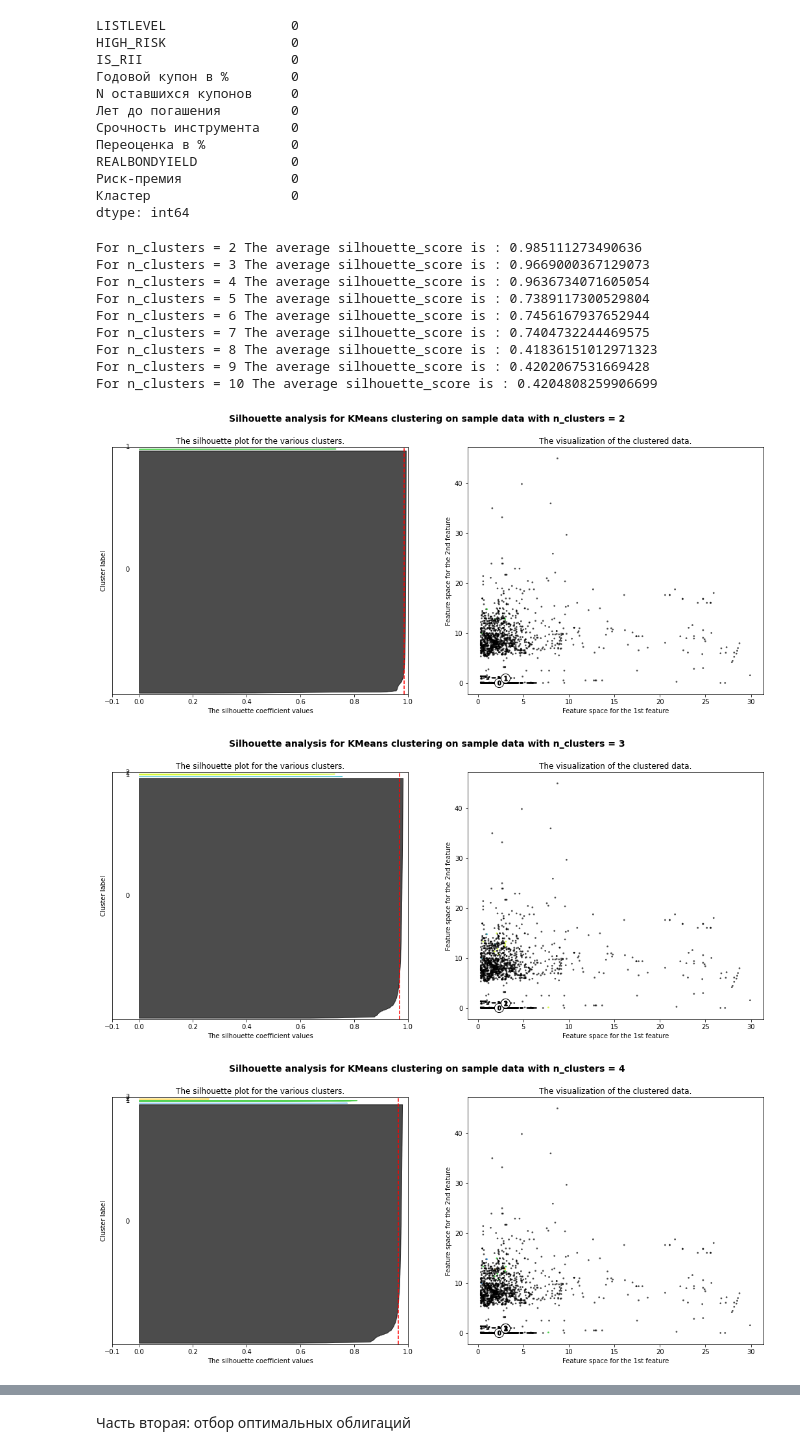
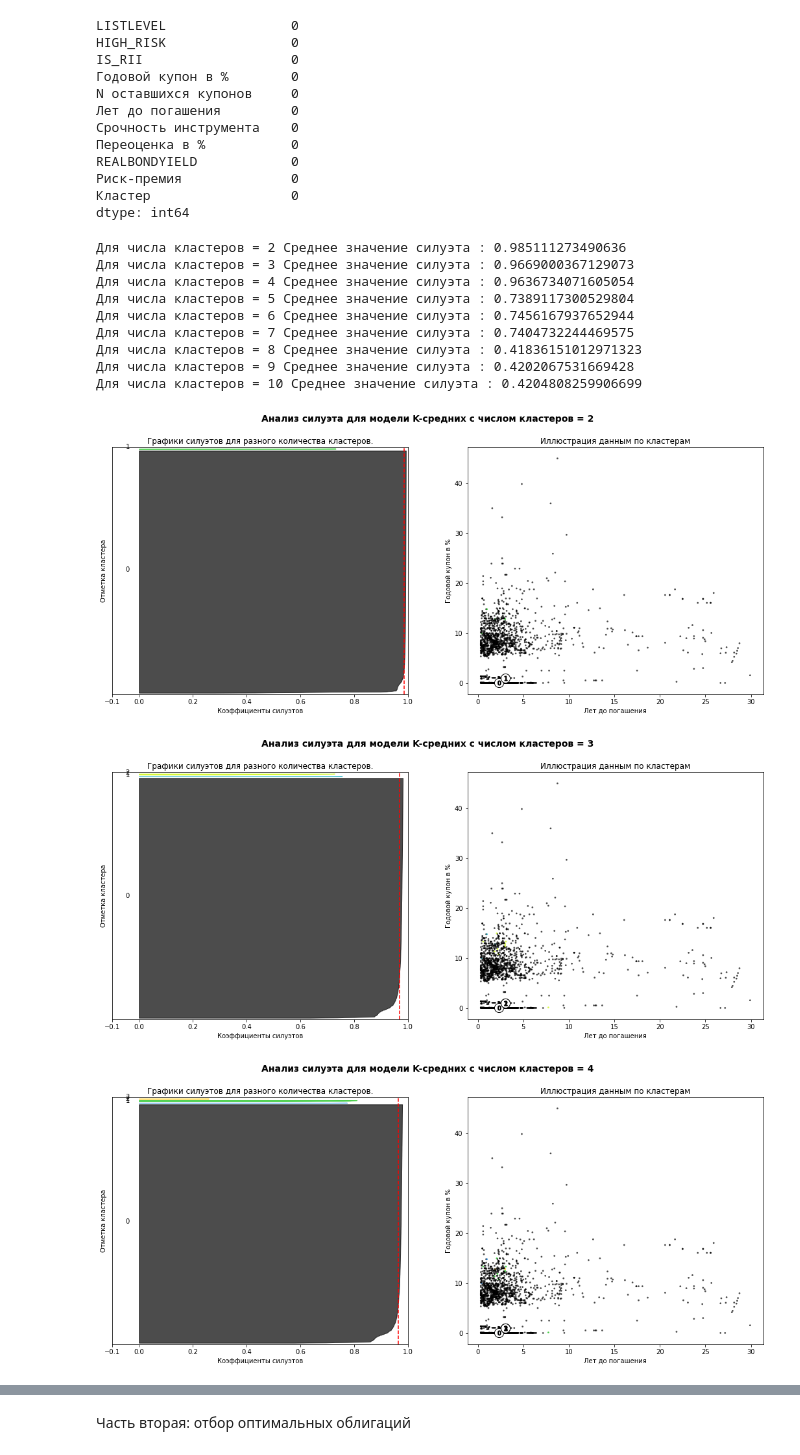
Before and after one commit to RMA1011/da_hw, a Jupyter notebook: Project/Project RMA v3.ipynb, the cells around one changed output, grey strips where cells are left out. Drawn from its saved outputs; the diff is of its cells as text; code cells hidden in the pictures.

Commit message:
Теперь с кластерами

```diff
--- a/Project/Project RMA v3.ipynb
+++ b/Project/Project RMA v3.ipynb
@@ -109,9 +143,6 @@ for i in new_data.index:
 new_data['N оставшихся купонов'] = np.floor(np.divide((new_data['Финальная дата'] - check_date).astype('timedelta64[D]'),new_data['COUPONLENGTH']))
 new_data['Валютный риск'] = 0
 
-for i in new_data.index:
-    if new_data.loc[i,'FACEUNIT'] != 'RUB':
-        new_data.loc[i, 'Валютный риск'] = 1
 new_data['Годовой купон в %'] = (new_data['COUPONVALUE']*(new_data['COUPONFREQUENCY']))/(new_data['FACEVALUE'])*100 # в процентных пунктах!
 new_data['Лет до погашения'] = (new_data['Финальная дата'] - check_date).astype('timedelta64[M]')/12
 new_data['Срочность инструмента'] = (new_data['Финальная дата'] - new_data['ISSUEDATE']).astype('timedelta64[M]')/12
@@ -120,3 +151,4 @@ new_data['Период НКД'] = new_data['COUPONDAYSPASSED']/new_data['COUPONL
 new_data['Переоценка в %'] = 100*(new_data['Рыночная цена']-new_data['FACEVALUE'])/new_data['FACEVALUE']
 new_data['IS_RII'].replace('R',1,inplace = True)
 new_data['IS_RII'].fillna(0,inplace = True)
+new_data['LISTLEVEL'] = pd.Categorical(new_data['LISTLEVEL'])
@@ -352,9 +539,9 @@ for n_clusters in range_n_clusters:
     # clusters
     silhouette_avg = silhouette_score(clusters_data, cluster_labels)
     print(
-        "For n_clusters =",
+        "Для числа кластеров =",
         n_clusters,
-        "The average silhouette_score is :",
+        "Среднее значение силуэта :",
         silhouette_avg,
     )
 
@@ -388,9 +575,9 @@ for n_clusters in range_n_clusters:
         # Compute the new y_lower for next plot
         y_lower = y_upper + 10  # 10 for the 0 samples
 
-    ax1.set_title("The silhouette plot for the various clusters.")
-    ax1.set_xlabel("The silhouette coefficient values")
-    ax1.set_ylabel("Cluster label")
+    ax1.set_title("Графики силуэтов для разного количества кластеров.")
+    ax1.set_xlabel("Коэффициенты силуэтов")
+    ax1.set_ylabel("Отметка кластера")
 
     # The vertical line for average silhouette score of all the values
     ax1.axvline(x=silhouette_avg, color="red", linestyle="--")
@@ -402,46 +589,46 @@ for n_clusters in range_n_clusters:
     colors = cm.nipy_spectral(cluster_labels.astype(float) / n_clusters)
     ax2.scatter(
         clusters_data.loc[:, 'Лет до погашения'], clusters_data.loc[:, 'Годовой купон в %'], marker=".", s=30, lw=0, alpha=0.7, c=colors, edgecolor="k"
     )
 
     # Labeling the clusters
     centers = clusterer.cluster_centers_
     # Draw white circles at cluster centers
     ax2.scatter(
         centers[:, 0],
         centers[:, 1],
         marker="o",
         c="white",
         alpha=1,
         s=200,
         edgecolor="k",
     )
 
     for i, c in enumerate(centers):
         ax2.scatter(c[0], c[1], marker="$%d$" % i, alpha=1, s=50, edgecolor="k")
 
-    ax2.set_title("The visualization of the clustered data.")
-    ax2.set_xlabel("Feature space for the 1st feature")
-    ax2.set_ylabel("Feature space for the 2nd feature")
+    ax2.set_title("Иллюстрация данным по кластерам")
+    ax2.set_xlabel("Лет до погашения")
+    ax2.set_ylabel("Годовой купон в %")
 
     plt.suptitle(
-        "Silhouette analysis for KMeans clustering on sample data with n_clusters = %d"
+        "Анализ силуэта для модели K-средних с числом кластеров = %d"
         % n_clusters,
         fontsize=14,
         fontweight="bold",
     )
 
 plt.show()
 # %% [output]
-For n_clusters = 2 The average silhouette_score is : 0.985111273490636
-For n_clusters = 3 The average silhouette_score is : 0.9669000367129073
-For n_clusters = 4 The average silhouette_score is : 0.9636734071605054
-For n_clusters = 5 The average silhouette_score is : 0.7389117300529804
-For n_clusters = 6 The average silhouette_score is : 0.7456167937652944
-For n_clusters = 7 The average silhouette_score is : 0.7404732244469575
-For n_clusters = 8 The average silhouette_score is : 0.41836151012971323
-For n_clusters = 9 The average silhouette_score is : 0.4202067531669428
-For n_clusters = 10 The average silhouette_score is : 0.4204808259906699
+Для числа кластеров = 2 Среднее значение силуэта : 0.985111273490636
+Для числа кластеров = 3 Среднее значение силуэта : 0.9669000367129073
+Для числа кластеров = 4 Среднее значение силуэта : 0.9636734071605054
+Для числа кластеров = 5 Среднее значение силуэта : 0.7389117300529804
+Для числа кластеров = 6 Среднее значение силуэта : 0.7456167937652944
+Для числа кластеров = 7 Среднее значение силуэта : 0.7404732244469575
+Для числа кластеров = 8 Среднее значение силуэта : 0.41836151012971323
+Для числа кластеров = 9 Среднее значение силуэта : 0.4202067531669428
+Для числа кластеров = 10 Среднее значение силуэта : 0.4204808259906699
-[figure, old version]
+[figure, new version]
-[figure, old version]
+[figure, new version]
-[figure, old version]
+[figure, new version]
```
Also changed, not shown: parts of 25 cells of this notebook.
